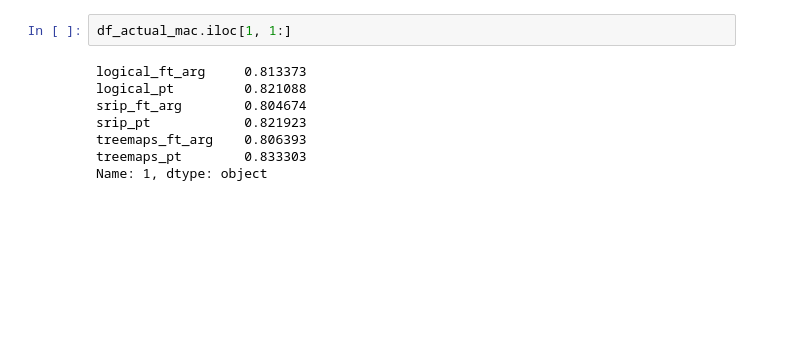
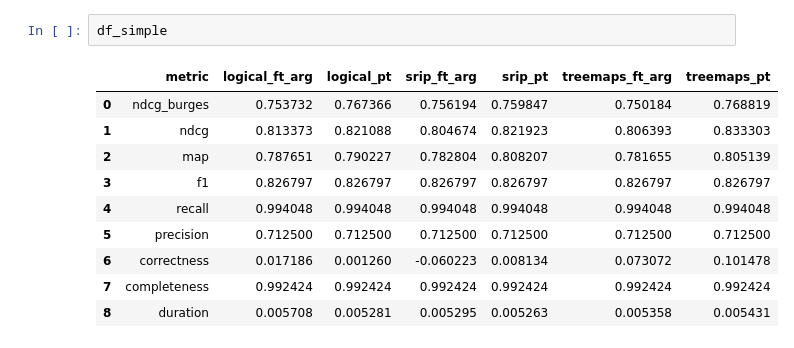
Before and after one commit to recap-utr/vision-retrieval, a Jupyter notebook: evaluate_cbr/new_eval/plot.ipynb, the cells around one changed output. Drawn from its saved outputs; the diff is of its cells as text; blank space fills up the shorter version.

```diff
--- a/evaluate_cbr/new_eval/plot.ipynb
+++ b/evaluate_cbr/new_eval/plot.ipynb
@@ -32,10 +27,13 @@ Index(['metric', 'logical_ft_arg', 'logical_pt', 'srip_ft_arg', 'srip_pt',
-# %%
-df_actual_mac.iloc[1, 1:]
-# %% [output]
-logical_ft_arg     0.813373
-logical_pt         0.821088
-srip_ft_arg        0.804674
-srip_pt            0.821923
-treemaps_ft_arg    0.806393
-treemaps_pt        0.833303
-Name: 1, dtype: object
+# %%
+df_simple
+# %% [output]
+|  | metric | logical_ft_arg | logical_pt | srip_ft_arg | srip_pt | treemaps_ft_arg | treemaps_pt |
+| 0 | ndcg_burges | 0.753732 | 0.767366 | 0.756194 | 0.759847 | 0.750184 | 0.768819 |
+| 1 | ndcg | 0.813373 | 0.821088 | 0.804674 | 0.821923 | 0.806393 | 0.833303 |
+| 2 | map | 0.787651 | 0.790227 | 0.782804 | 0.808207 | 0.781655 | 0.805139 |
+| 3 | f1 | 0.826797 | 0.826797 | 0.826797 | 0.826797 | 0.826797 | 0.826797 |
+| 4 | recall | 0.994048 | 0.994048 | 0.994048 | 0.994048 | 0.994048 | 0.994048 |
+| 5 | precision | 0.712500 | 0.712500 | 0.712500 | 0.712500 | 0.712500 | 0.712500 |
+| 6 | correctness | 0.017186 | 0.001260 | -0.060223 | 0.008134 | 0.073072 | 0.101478 |
+| 7 | completeness | 0.992424 | 0.992424 | 0.992424 | 0.992424 | 0.992424 | 0.992424 |
+| 8 | duration | 0.005708 | 0.005281 | 0.005295 | 0.005263 | 0.005358 | 0.005431 |
```
Also changed, not shown: parts of 7 cells of this notebook, 1 other file.
